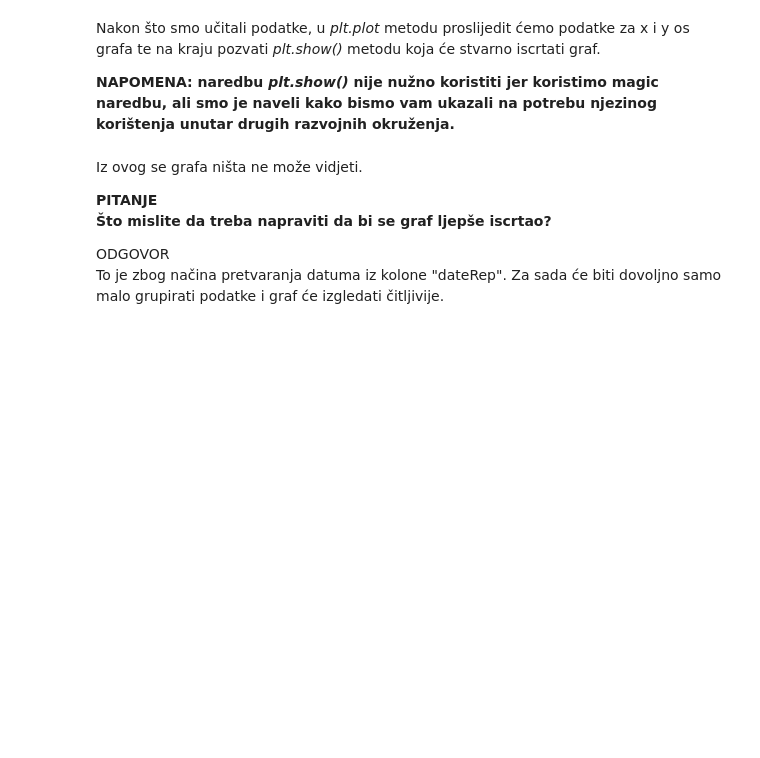
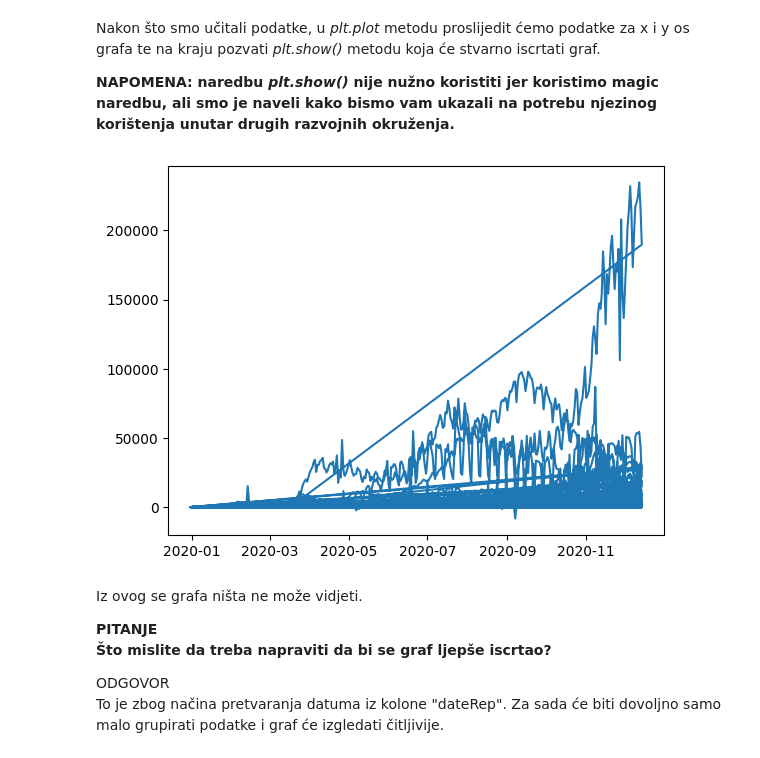
Before and after one commit to py-dev-algebra/py-jupyter-nb, a Jupyter notebook: 03 - Matplotlib/Matplotlib vizualizacija podataka.ipynb, the cells around one changed output. Drawn from its saved outputs; the diff is of its cells as text; code cells hidden in the pictures; blank space fills up the shorter version.

```diff
--- a/03 - Matplotlib/Matplotlib vizualizacija podataka.ipynb
+++ b/03 - Matplotlib/Matplotlib vizualizacija podataka.ipynb
@@ -22,0 +30,4 @@ Kreirajmo naš prvi graf. Osim što smo uključili matplotlib, potreban nam je i
+# %%
+# casedistribution_df = pd.read_csv('../Data/Vjezbe_Primjeri/casedistribution.csv')
+casedistribution_df = pd.read_csv('../Data/Vjezbe_Primjeri/casedistribution.csv', parse_dates=['dateRep'], dayfirst=True)
+casedistribution_df
@@ -24,6 +49,11 @@ Kreirajmo naš prvi graf. Osim što smo uključili matplotlib, potreban nam je i
 Nakon što smo učitali podatke, u *plt.plot* metodu proslijedit ćemo podatke za x i y os grafa te na kraju pozvati *plt.show()* metodu koja će stvarno iscrtati graf.
 
 **NAPOMENA: naredbu *plt.show()* nije nužno koristiti jer koristimo magic naredbu, ali smo je naveli kako bismo vam ukazali na potrebu njezinog korištenja unutar drugih razvojnih okruženja.**
+# %%
+plt.plot(casedistribution_df.dateRep, casedistribution_df.cases)
+plt.show()
+# %% [output]
+[figure, added]
 # %% [markdown]
 Iz ovog se grafa ništa ne može vidjeti.
 
```
Also changed, not shown: parts of 5 cells of this notebook.
